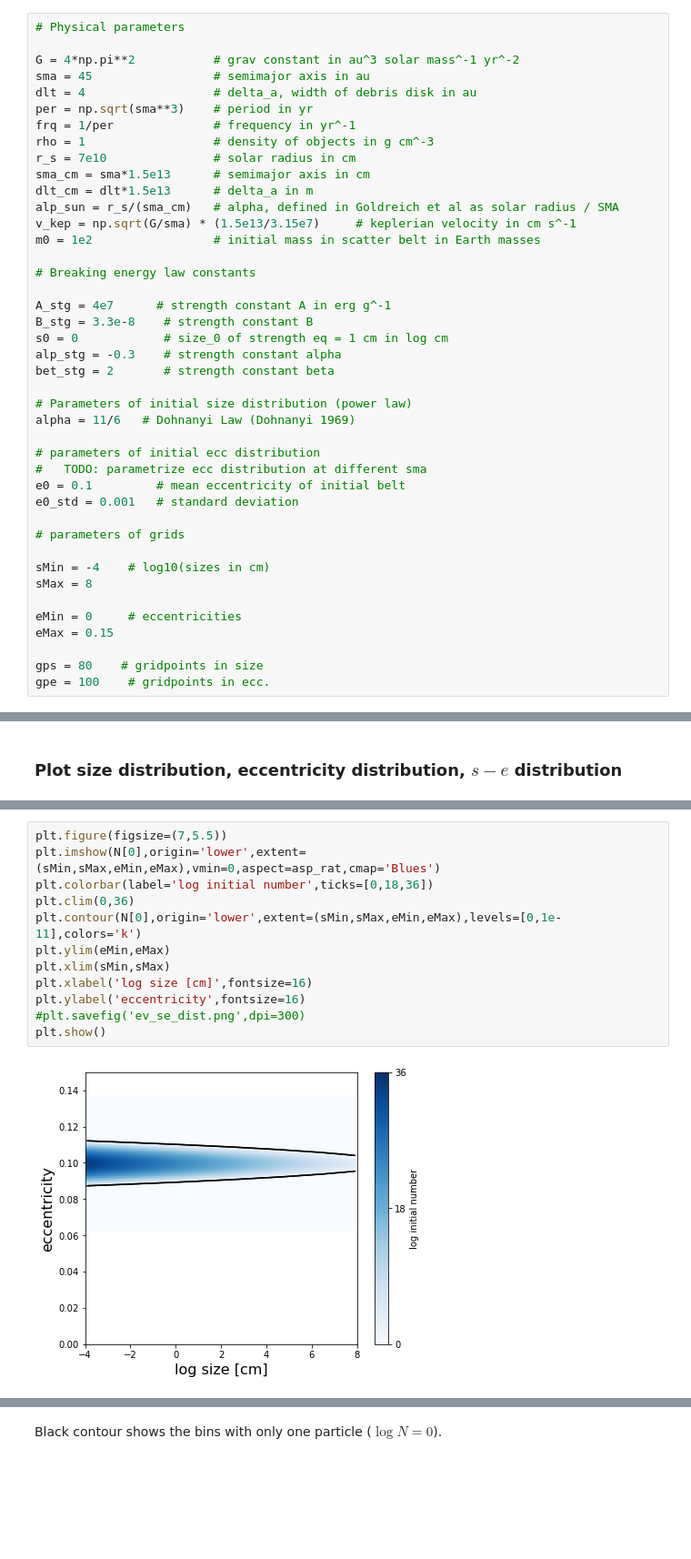
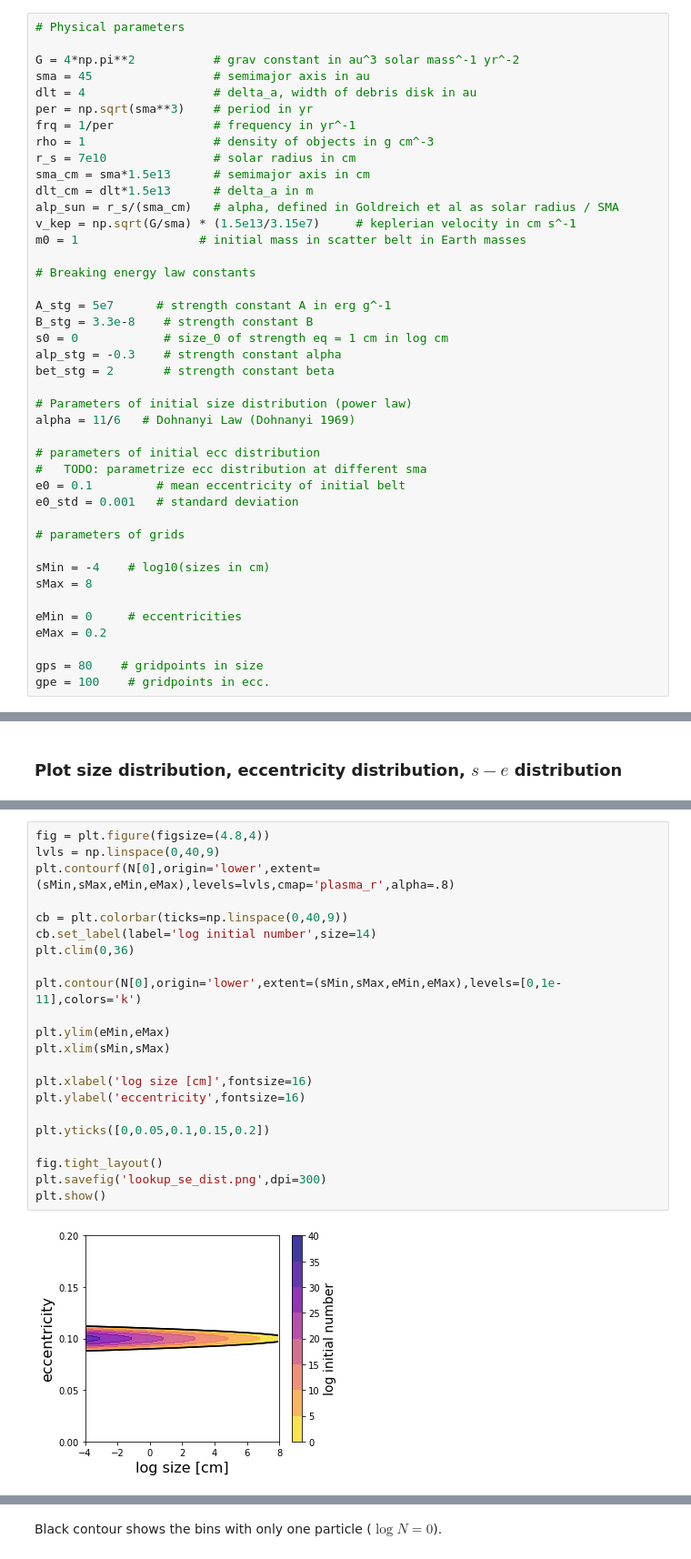
Before and after one commit to mdodici/cold-kuiper, a Jupyter notebook: lookup_table_details.ipynb, the cells around one changed output, grey strips where cells are left out. Shown at 91% size. Drawn from its saved outputs; the diff is of its cells as text; blank space fills up the shorter version.

```diff
--- a/lookup_table_details.ipynb
+++ b/lookup_table_details.ipynb
@@ -22,11 +22,11 @@ sma_cm = sma*1.5e13      # semimajor axis in cm
 dlt_cm = dlt*1.5e13      # delta_a in m
 alp_sun = r_s/(sma_cm)   # alpha, defined in Goldreich et al as solar radius / SMA
 v_kep = np.sqrt(G/sma) * (1.5e13/3.15e7)     # keplerian velocity in cm s^-1
-m0 = 1e2                 # initial mass in scatter belt in Earth masses
+m0 = 1                 # initial mass in scatter belt in Earth masses
 
 # Breaking energy law constants
 
-A_stg = 4e7      # strength constant A in erg g^-1
+A_stg = 5e7      # strength constant A in erg g^-1
 B_stg = 3.3e-8    # strength constant B
 s0 = 0            # size_0 of strength eq = 1 cm in log cm
 alp_stg = -0.3    # strength constant alpha
@@ -46,7 +46,7 @@ sMin = -4    # log10(sizes in cm)
 sMax = 8
 
 eMin = 0     # eccentricities
-eMax = 0.15
+eMax = 0.2
 
 gps = 80    # gridpoints in size
 gpe = 100    # gridpoints in ecc.
@@ -203,14 +203,24 @@ plt.show()
 # %%
-plt.figure(figsize=(7,5.5))
-plt.imshow(N[0],origin='lower',extent=(sMin,sMax,eMin,eMax),vmin=0,aspect=asp_rat,cmap='Blues')
-plt.colorbar(label='log initial number',ticks=[0,18,36])
+fig = plt.figure(figsize=(4.8,4))
+lvls = np.linspace(0,40,9)
+plt.contourf(N[0],origin='lower',extent=(sMin,sMax,eMin,eMax),levels=lvls,cmap='plasma_r',alpha=.8)
+
+cb = plt.colorbar(ticks=np.linspace(0,40,9))
+cb.set_label(label='log initial number',size=14)
 plt.clim(0,36)
+
 plt.contour(N[0],origin='lower',extent=(sMin,sMax,eMin,eMax),levels=[0,1e-11],colors='k')
+
 plt.ylim(eMin,eMax)
 plt.xlim(sMin,sMax)
+
 plt.xlabel('log size [cm]',fontsize=16)
 plt.ylabel('eccentricity',fontsize=16)
-#plt.savefig('ev_se_dist.png',dpi=300)
+
+plt.yticks([0,0.05,0.1,0.15,0.2])
+
+fig.tight_layout()
+plt.savefig('lookup_se_dist.png',dpi=300)
 plt.show()
 # %% [output]
-[figure, old version]
+[figure, new version]
```
Also changed, not shown: parts of 30 cells of this notebook, 7 other files.
